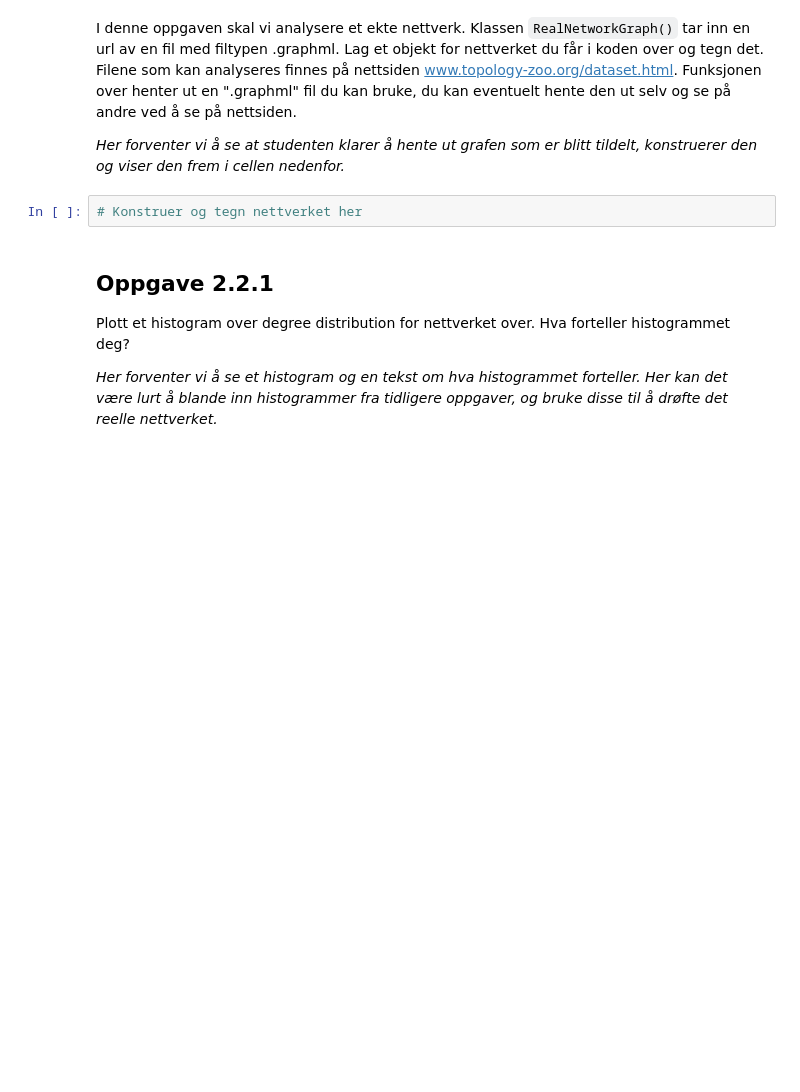
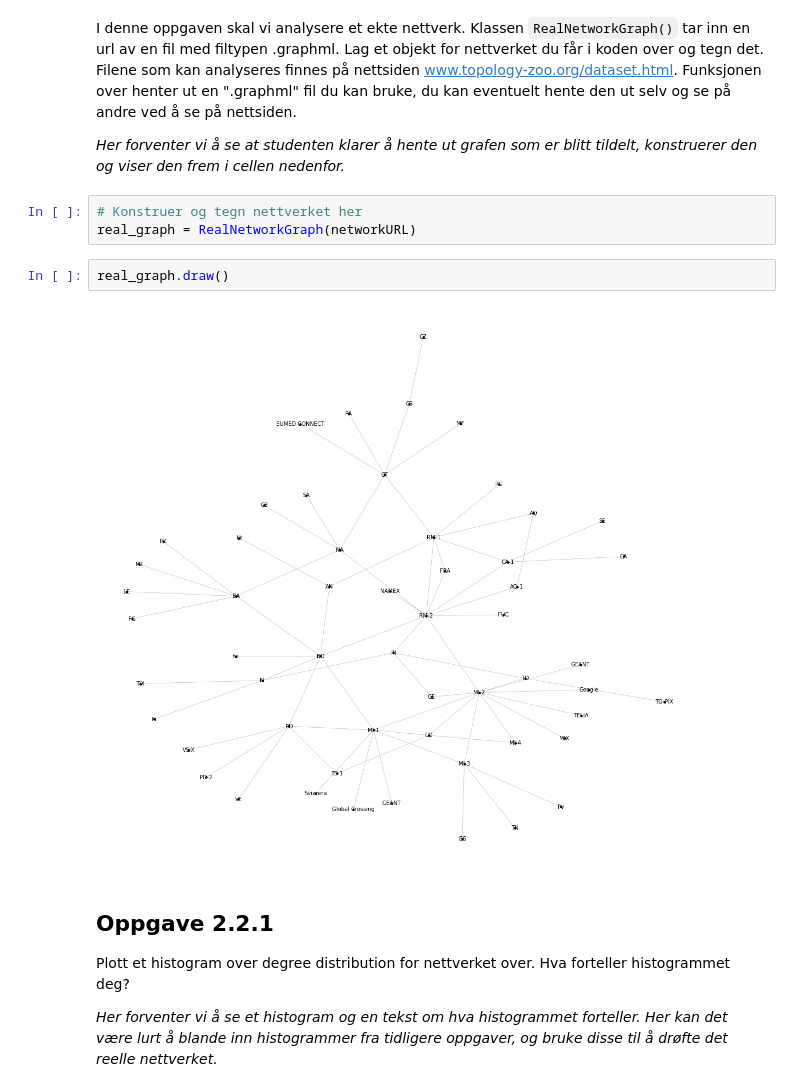
Before and after one commit to Eeaeau/TTM4185, a Jupyter notebook: Oving3-revidert-v1.ipynb, the cells around one changed output. Drawn from its saved outputs; the diff is of its cells as text; blank space fills up the shorter version.

```diff
--- a/Oving3-revidert-v1.ipynb
+++ b/Oving3-revidert-v1.ipynb
@@ -537,6 +537,11 @@ I denne oppgaven skal vi analysere et ekte nettverk. Klassen <code>RealNetworkGr
 <em> Her forventer vi å se at studenten klarer å hente ut grafen som er blitt tildelt, konstruerer den og viser den frem i cellen nedenfor. </em>
 # %%
 # Konstruer og tegn nettverket her
+real_graph = RealNetworkGraph(networkURL)
+# %%
+real_graph.draw()
+# %% [output]
+[figure, added]
 # %% [markdown]
 ## Oppgave 2.2.1
 Plott et histogram over degree distribution for nettverket over. Hva forteller histogrammet deg?
```
Also changed, not shown: parts of 7 cells of this notebook.
